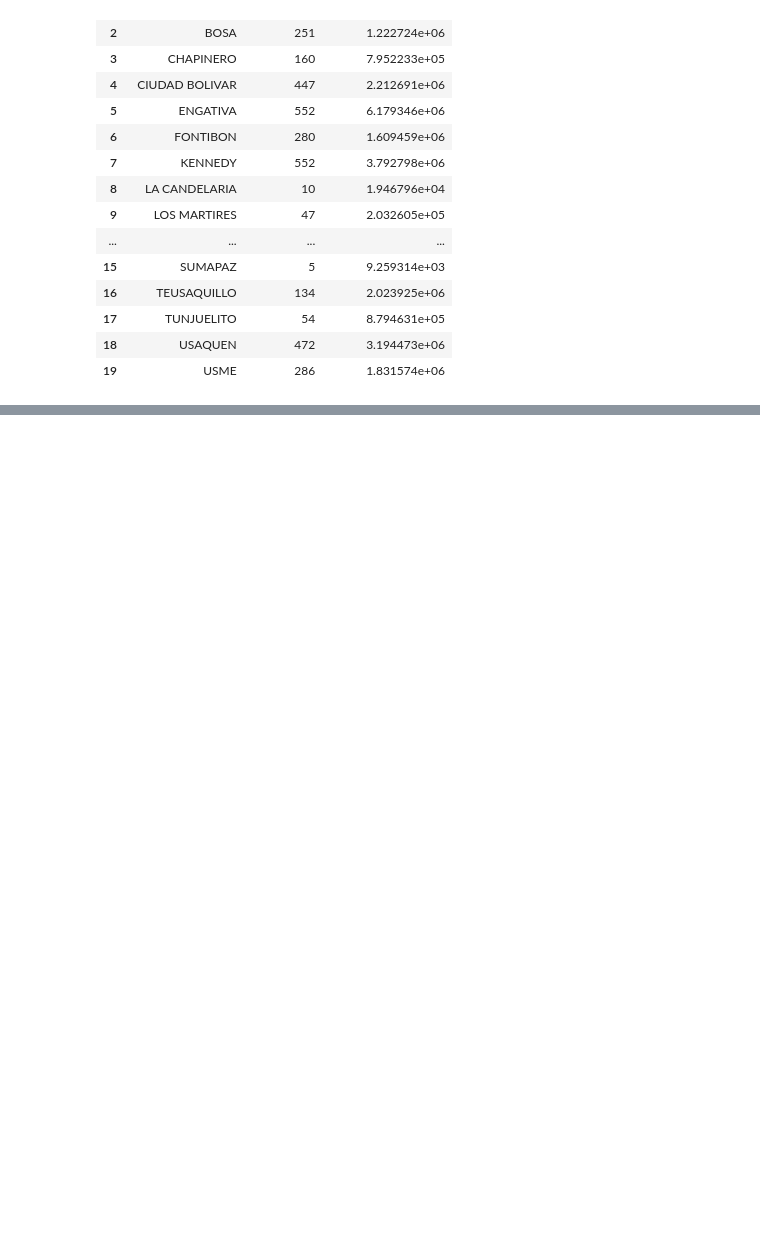
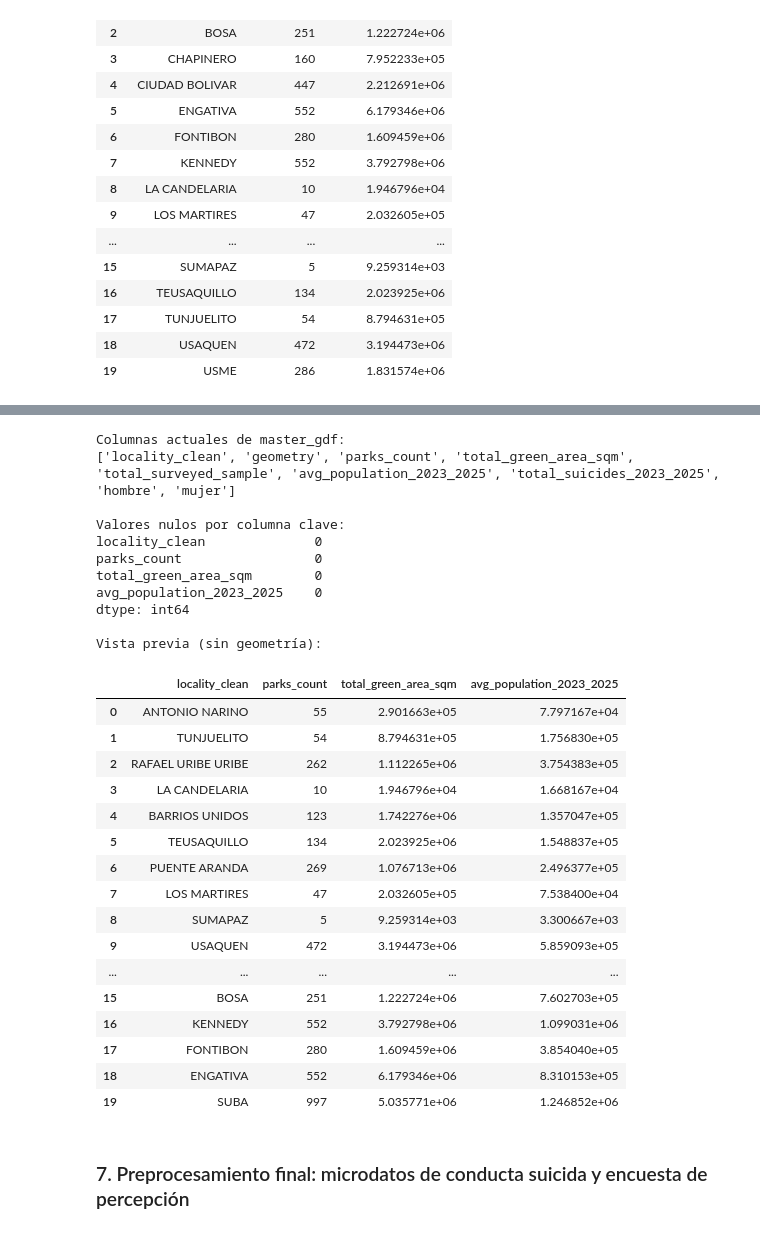
Before and after one commit to ILuuI/datajam-2026-mental-health-bogota, a Jupyter notebook: notebooks/001_pre_processing.ipynb, the cells around one changed output, grey strips where cells are left out. Saved outputs shown, nothing was run; the diff lists cells and outputs as text; code cells hidden in the pictures; blank space fills up the shorter version.

```diff
--- a/notebooks/001_pre_processing.ipynb
+++ b/notebooks/001_pre_processing.ipynb
@@ -428,13 +679,78 @@ for col in perception_survey_df.select_dtypes(include="object").columns:
 # %%
-# 6.4 Fusión de capas territoriales en el mapa maestro
+# 6.1 Fusión de capas territoriales en el mapa maestro
 master_gdf = localities_gdf[["locality_clean", "geometry"]].merge(
     parks_summary_df, on="locality_clean", how="left"
 )
 master_gdf = master_gdf.merge(
     survey_summary_df, on="locality_clean", how="left"
 )
+master_gdf = master_gdf.merge(
+    population_avg_df[["locality_clean", "avg_population_2023_2025"]],
+    on="locality_clean",
+    how="left",
+)
+master_gdf = master_gdf.merge(
+    epidemiological_summary_df, on="locality_clean", how="left"
+)
 
 master_gdf["parks_count"] = master_gdf["parks_count"].fillna(0)
-master_gdf["total_green_area_sqm"] = master_gdf["total_green_area_sqm"].fillna(
-    0
-)
+master_gdf["total_green_area_sqm"] = master_gdf["total_green_area_sqm"].fillna(0)
+
+# Nota: Las localidades sin eventos registrados representan 0 casos reales, por lo que sí es correcto rellenar con 0
+suicide_count_cols = ["historico_total_suicidios_localidad", "hombres", "mujeres"]
+for col in suicide_count_cols:
+    if col in master_gdf.columns:
+        master_gdf[col] = master_gdf[col].fillna(0)
+
+# Estandarización de nombres de columna a la convención usada en el resto del pipeline y el dashboard
+master_gdf = master_gdf.rename(columns={
+    "historico_total_suicidios_localidad": "total_suicides_2023_2025",
+    "hombres": "hombre",
+    "mujeres": "mujer",
+})
+# %%
+# 6.2 Comprobación de la unión de población y suicidios en master_gdf
+print("Columnas actuales de master_gdf:")
+print(master_gdf.columns.tolist())
+
+cols_check = [
+    "locality_clean", "parks_count", "total_green_area_sqm",
+    "avg_population_2023_2025", "historico_total_suicidios_localidad",
+    "hombres", "mujeres"
+]
+cols_check = [c for c in cols_check if c in master_gdf.columns]
+
+print("\nValores nulos por columna clave:")
+print(master_gdf[cols_check].isna().sum())
+
+print("\nVista previa (sin geometría):")
+master_gdf.drop(columns="geometry")[cols_check]
+# %% [output]
+Columnas actuales de master_gdf:
+['locality_clean', 'geometry', 'parks_count', 'total_green_area_sqm', 'total_surveyed_sample', 'avg_population_2023_2025', 'total_suicides_2023_2025', 'hombre', 'mujer']
+
+Valores nulos por columna clave:
+locality_clean              0
+parks_count                 0
+total_green_area_sqm        0
+avg_population_2023_2025    0
+dtype: int64
+
+Vista previa (sin geometría):
+|  | locality_clean | parks_count | total_green_area_sqm | avg_population_2023_2025 |
+| 0 | ANTONIO NARINO | 55 | 2.901663e+05 | 7.797167e+04 |
+| 1 | TUNJUELITO | 54 | 8.794631e+05 | 1.756830e+05 |
+| 2 | RAFAEL URIBE URIBE | 262 | 1.112265e+06 | 3.754383e+05 |
+| 3 | LA CANDELARIA | 10 | 1.946796e+04 | 1.668167e+04 |
+| 4 | BARRIOS UNIDOS | 123 | 1.742276e+06 | 1.357047e+05 |
+| 5 | TEUSAQUILLO | 134 | 2.023925e+06 | 1.548837e+05 |
+| 6 | PUENTE ARANDA | 269 | 1.076713e+06 | 2.496377e+05 |
+| 7 | LOS MARTIRES | 47 | 2.032605e+05 | 7.538400e+04 |
+| 8 | SUMAPAZ | 5 | 9.259314e+03 | 3.300667e+03 |
+| 9 | USAQUEN | 472 | 3.194473e+06 | 5.859093e+05 |
+| ... | ... | ... | ... | ... |
+| 15 | BOSA | 251 | 1.222724e+06 | 7.602703e+05 |
+| 16 | KENNEDY | 552 | 3.792798e+06 | 1.099031e+06 |
+| 17 | FONTIBON | 280 | 1.609459e+06 | 3.854040e+05 |
+| 18 | ENGATIVA | 552 | 6.179346e+06 | 8.310153e+05 |
+| 19 | SUBA | 997 | 5.035771e+06 | 1.246852e+06 |
@@ -441 +769,3 @@ master_gdf["total_green_area_sqm"] = master_gdf["total_green_area_sqm"].fillna(
+# %% [markdown]
+### 7. Preprocesamiento final: microdatos de conducta suicida y encuesta de percepción
 # %%
```
Also changed, not shown: parts of 46 cells of this notebook, 1 other file.
